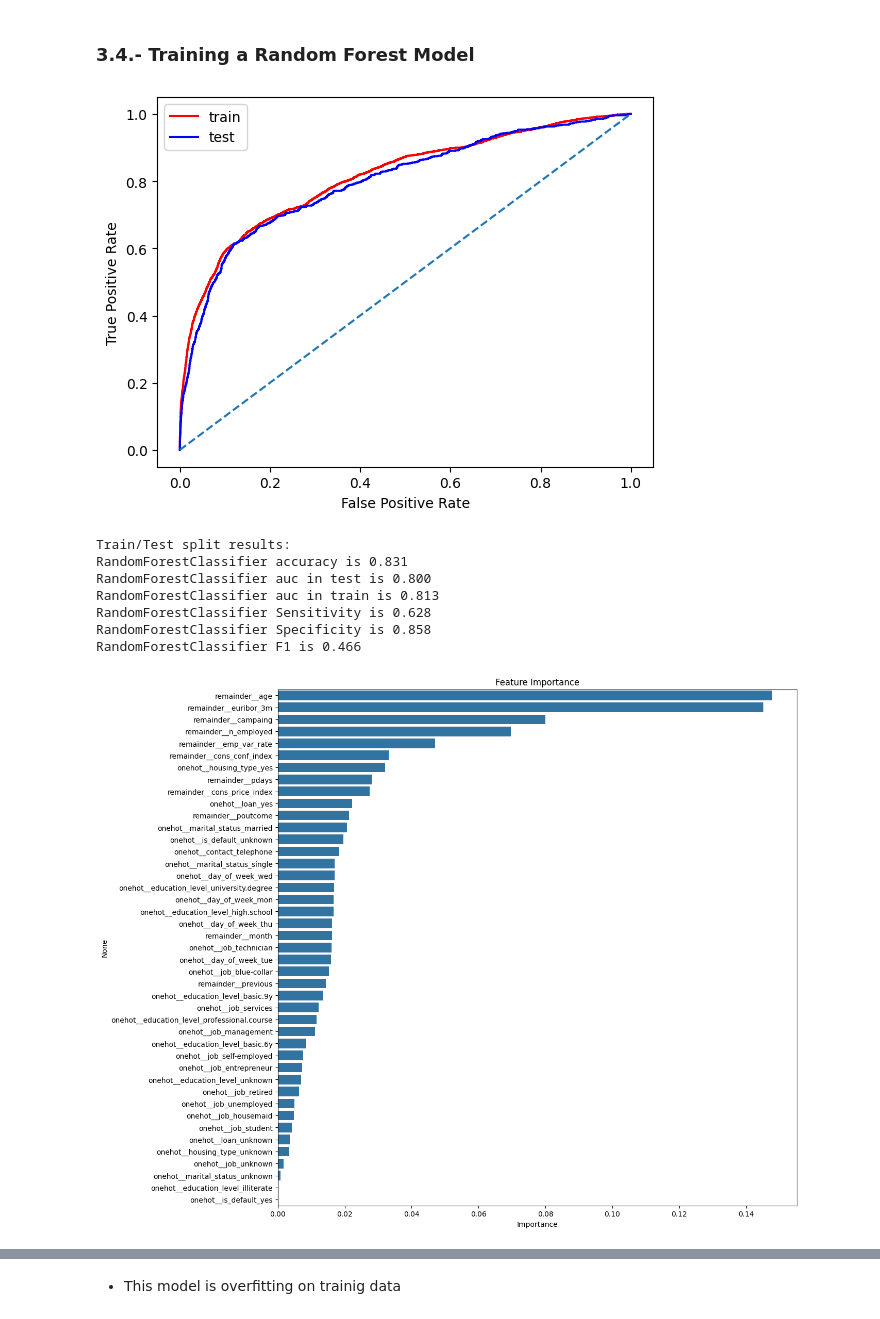
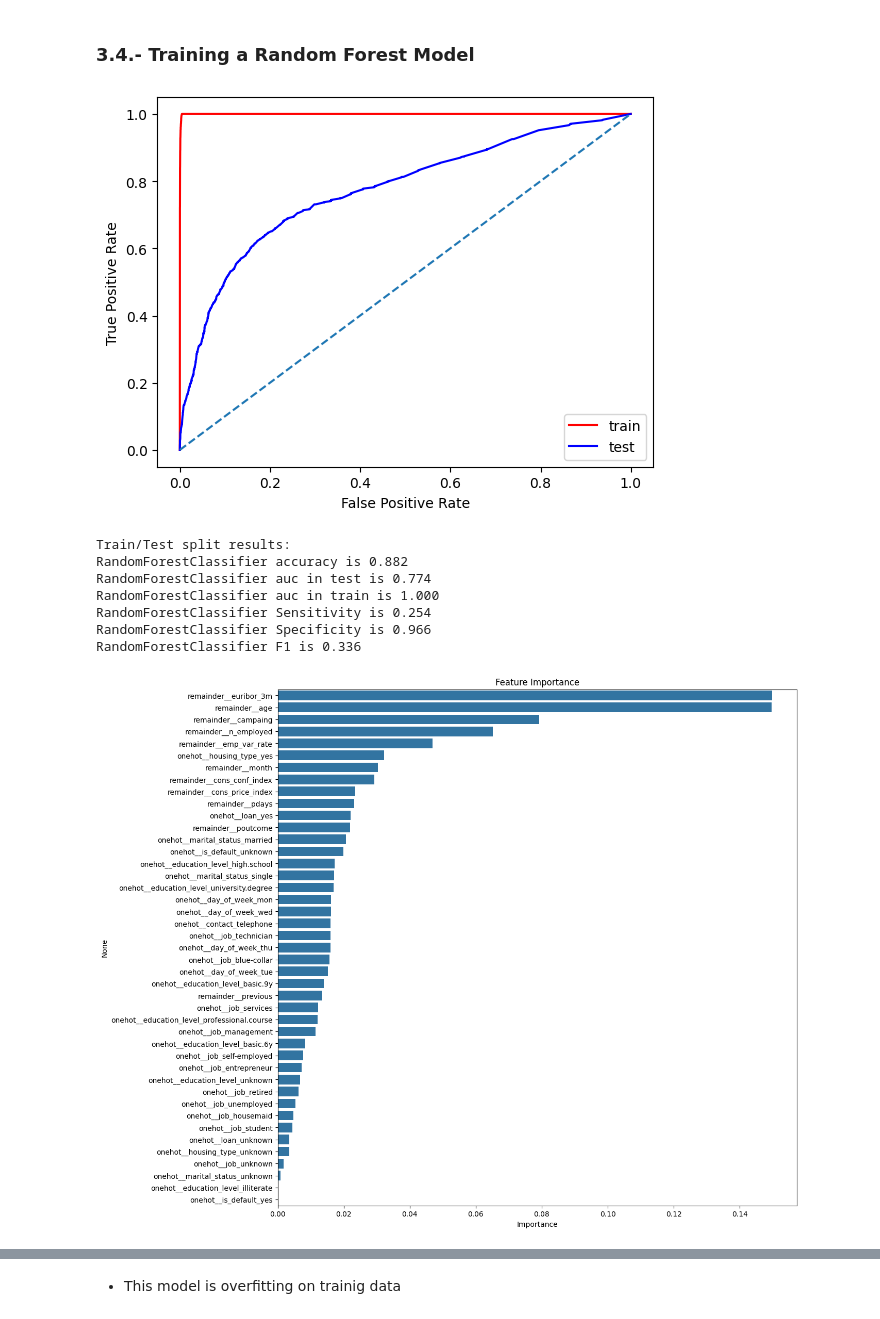
Before and after one commit to marcemir/MLAdvancedProject, a Jupyter notebook: 2410_kaggle_bank_campaingMarcelo.ipynb, the cells around one changed output, grey strips where cells are left out. Saved outputs shown, nothing was run; the diff lists cells and outputs as text; code cells hidden in the pictures.

```diff
--- a/2410_kaggle_bank_campaingMarcelo.ipynb
+++ b/2410_kaggle_bank_campaingMarcelo.ipynb
@@ -1187,11 +1315,11 @@ knn_model2 = KNeighborsClassifier(n_neighbors=19,
 
 # Train model
 
-knn_model2.fit(X_train_transformed_df, y_train)
+knn_model2.fit(X_train, y_train)
 
 
 # Compute metrics
-compute_metrics(knn_model2, X_train_transformed_df, y_train, X_test_transformed_df, y_test, trh = 0.5)
+compute_metrics(knn_model2, X_train, y_train, X_test, y_test, trh = 0.5)
 # %% [output]
 [figure]
 Train/Test split results:
@@ -1208,10 +1336,10 @@ KNeighborsClassifier F1 is 0.469
 model_dt_1 = DecisionTreeClassifier(random_state=1234, class_weight='balanced')
 
 # Train the model
-model_dt_1.fit(X_train_transformed_df, y_train)
+model_dt_1.fit(X_train, y_train)
 
 # Compute metrics
-compute_metrics(model_dt_1, X_train_transformed_df, y_train, X_test_transformed_df, y_test, trh = 0.5)
+compute_metrics(model_dt_1, X_train, y_train, X_test 0.5)
 # %% [output]
 [figure]
 Train/Test split results:
@@ -1254,7 +1382,7 @@ grid_search = GridSearchCV(
 )
 
 # Fit the model
-grid_search.fit(X_train_transformed_df, y_train)
+grid_search.fit(X_train, y_train)
 
 # Best hyperparameters
 print("Best parameters:", grid_search.best_params_)
@@ -1271,10 +1399,10 @@ Best ROC AUC on validation: 0.7883581228534642
 best_dt_model = DecisionTreeClassifier(**best_params)
 
 # Train the model
-best_dt_model.fit(X_train_transformed_df, y_train)
+best_dt_model.fit(X_train, y_train)
 
 # Compute metrics of the best model
-compute_metrics(best_dt_model, X_train_transformed_df, y_train, X_test_transformed_df, y_test)
+compute_metrics(best_dt_model, X_train, y_train, X_test
 # %% [output]
 [figure]
 Train/Test split results:
@@ -1288,31 +1416,31 @@ DecisionTreeClassifier F1 is 0.459
 ### 3.4.- Training a Random Forest Model
 # %%
 # Define Random Forest model
-model_rf_1 = RandomForestClassifier(random_state=1234, class_weight='balanced', max_depth=6, max_features=0.2, n_estimators=200, bootstrap=True)
+model_rf_1 = RandomForestClassifier(random_state=1234, class_weight='balanced', max_features=0.2, n_estimators=200, bootstrap=True)
 
 # Train the model
-model_rf_1.fit(X_train_transformed_df, y_train)
+model_rf_1.fit(X_train, y_train)
 
 # Compute metrics
-compute_metrics(model_rf_1, X_train_transformed_df, y_train, X_test_transformed_df, y_test, trh = 0.5)
+compute_metrics(model_rf_1, X_train, y_train, X_test, y_test, trh = 0.5)
 # %% [output]
-[figure, old version]
+[figure, new version]
 Train/Test split results:
-RandomForestClassifier accuracy is 0.831
-RandomForestClassifier auc in test is 0.800
-RandomForestClassifier auc in train is 0.813
-RandomForestClassifier Sensitivity is 0.628
-RandomForestClassifier Specificity is 0.858
-RandomForestClassifier F1 is 0.466
+RandomForestClassifier accuracy is 0.882
+RandomForestClassifier auc in test is 0.774
+RandomForestClassifier auc in train is 1.000
+RandomForestClassifier Sensitivity is 0.254
+RandomForestClassifier Specificity is 0.966
+RandomForestClassifier F1 is 0.336
 # %%
 # Plot the feature importance
 
 importances = model_rf_1.feature_importances_
-columns = X_test_transformed_df.columns
+columns = X_test.columns
 importance_df = pd.DataFrame(importances, index = columns, columns = ['Importance']).sort_values(by = 'Importance', ascending = False)
 plt.figure(figsize = (13, 13))
 sns.barplot(data = importance_df, x = importance_df.Importance, y = importance_df.index)
 plt.title('Feature Importance')
 plt.show()
 # %% [output]
-[figure, old version]
+[figure, new version]
```
Also changed, not shown: parts of 67 cells of this notebook, 6 other files.
